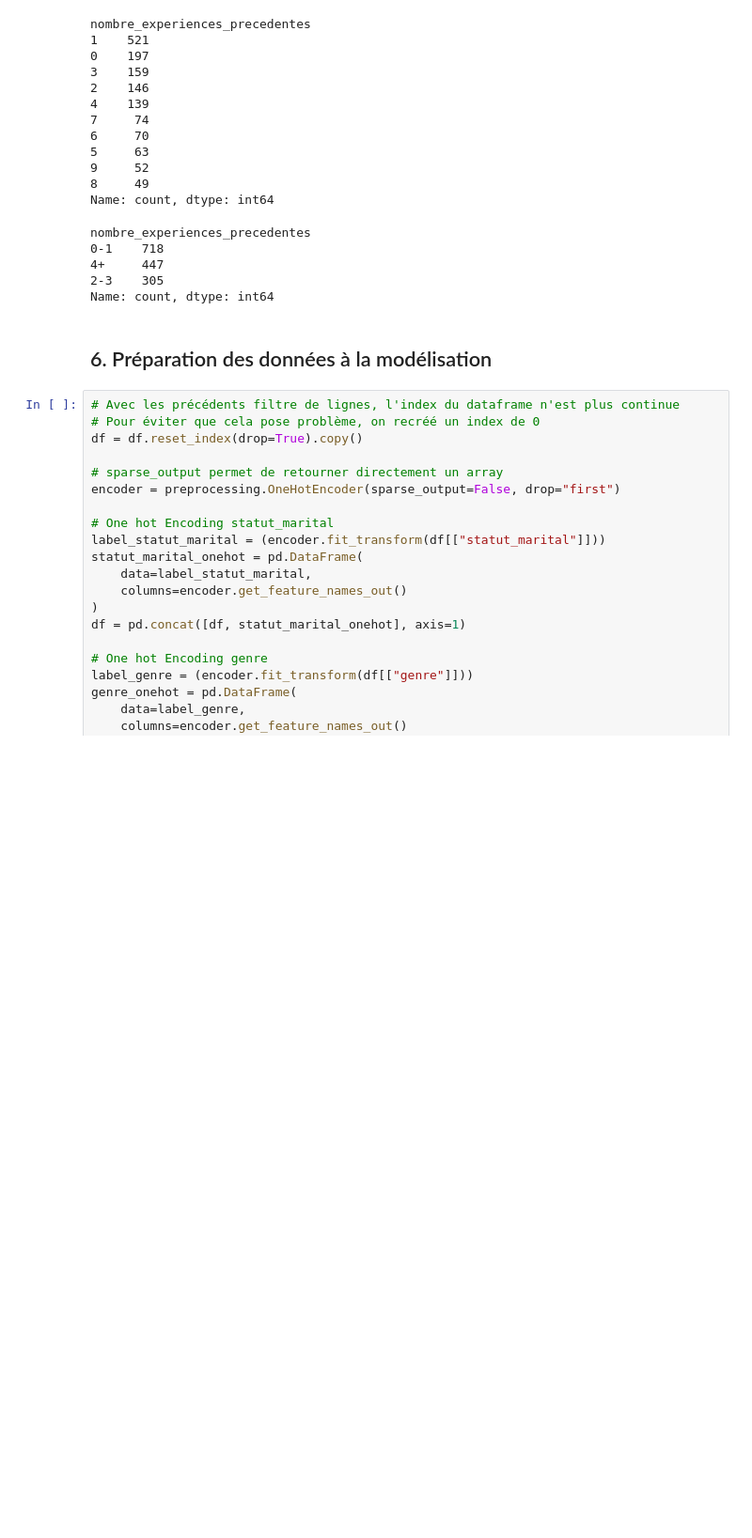
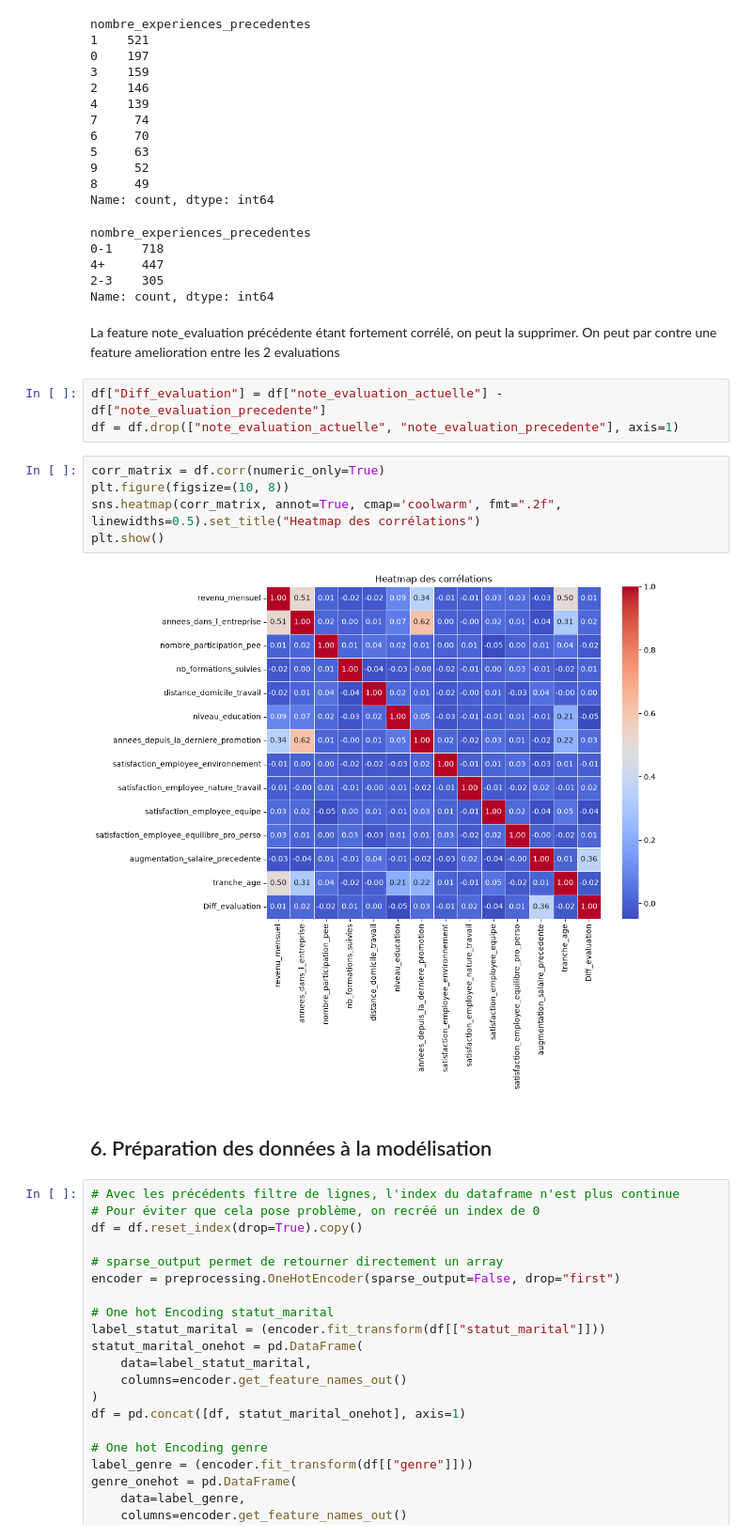
Before and after one commit to alxvnt/Projet4_AI, a Jupyter notebook: notebooks/Analyse_exploratoire.ipynb, the cells around one changed output. Shown at 94% size. Saved outputs shown, nothing was run; the diff lists cells and outputs as text; blank space fills up the shorter version.

```diff
--- a/notebooks/Analyse_exploratoire.ipynb
+++ b/notebooks/Analyse_exploratoire.ipynb
@@ -455,6 +453,18 @@ nombre_experiences_precedentes
 4+     447
 2-3    305
 Name: count, dtype: int64
+# %% [markdown]
+La feature note_evaluation précédente étant fortement corrélé, on peut la supprimer. On peut par contre une feature amelioration entre les 2 evaluations
+# %%
+df["Diff_evaluation"] = df["note_evaluation_actuelle"] - df["note_evaluation_precedente"]
+df = df.drop(["note_evaluation_actuelle", "note_evaluation_precedente"], axis=1)
+# %%
+corr_matrix = df.corr(numeric_only=True)
+plt.figure(figsize=(10, 8))
+sns.heatmap(corr_matrix, annot=True, cmap='coolwarm', fmt=".2f", linewidths=0.5).set_title("Heatmap des corrélations")
+plt.show()
+# %% [output]
+[figure, added]
 # %% [markdown]
 ## 6. Préparation des données à la modélisation
 # %%
```
Also changed, not shown: parts of 7 cells of this notebook, 2 other files.
